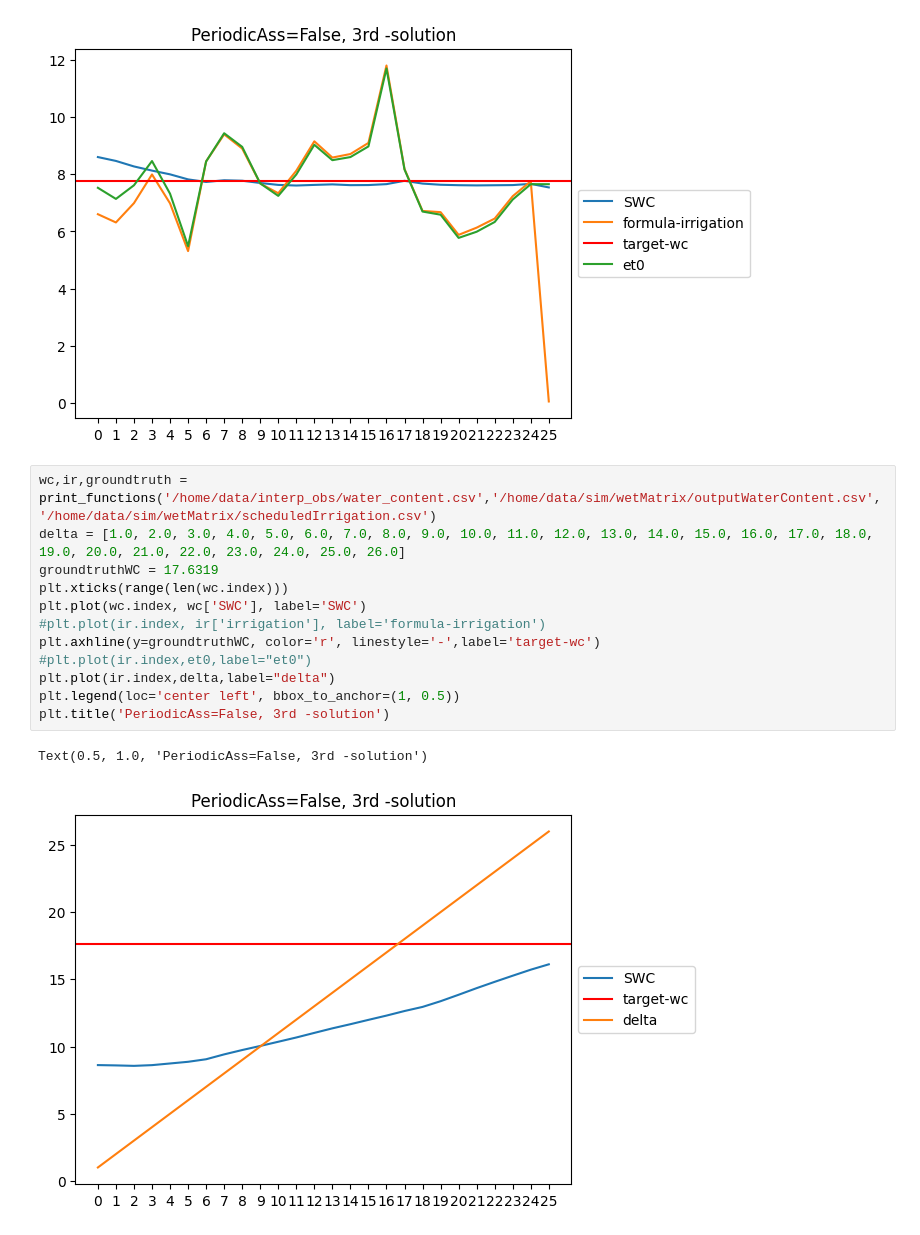
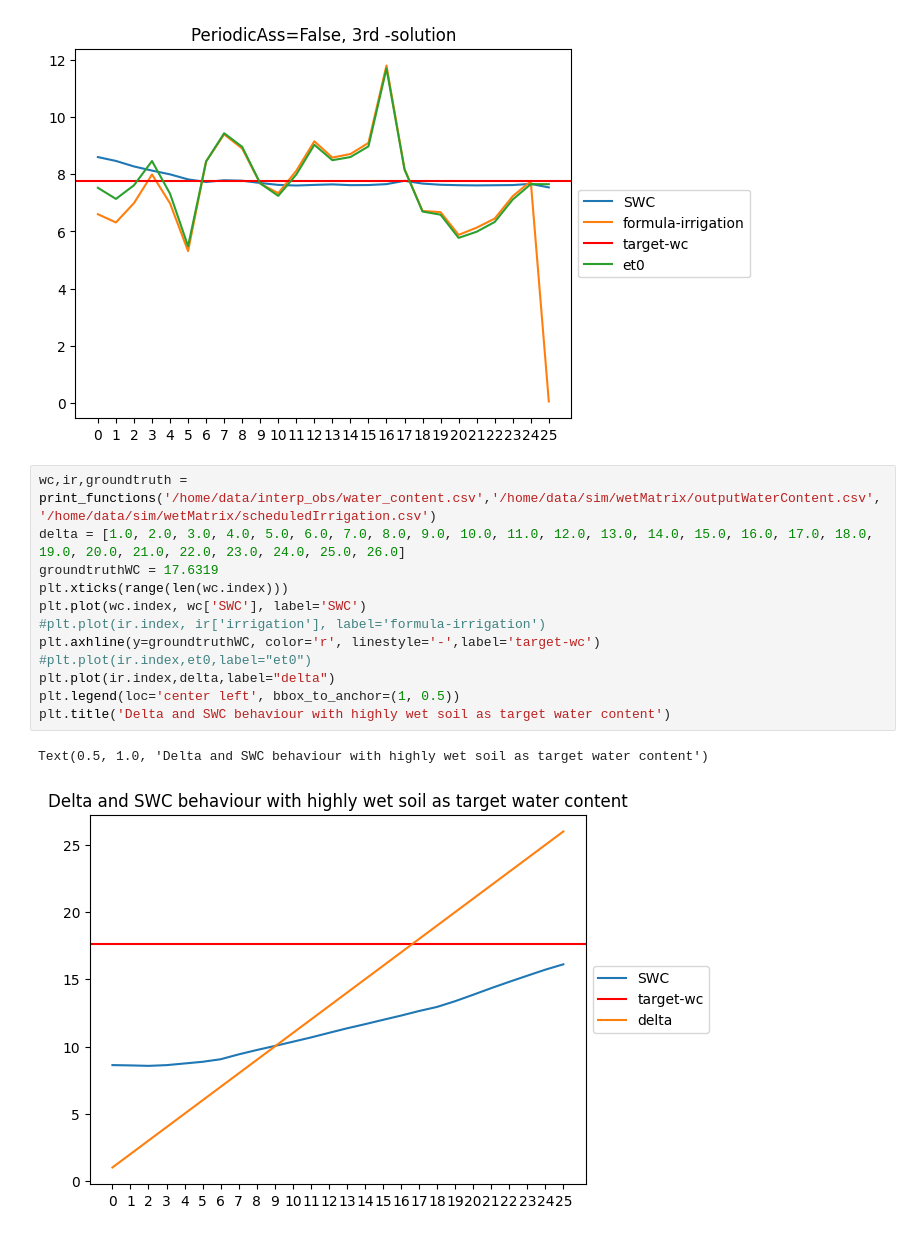
Before and after one commit to josephgiovanelli/et0_calculation, a Jupyter notebook: notebook.ipynb, the cells around one changed output. Cells and saved outputs as stored; diff of their text form.

Commit message:
updated  graph

```diff
--- a/notebook.ipynb
+++ b/notebook.ipynb
@@ -440,15 +440,15 @@ Text(0.5, 1.0, 'PeriodicAss=False, 3rd -solution')
 # %%
 wc,ir,groundtruth = print_functions('/home/data/interp_obs/water_content.csv','/home/data/sim/wetMatrix/outputWaterContent.csv','/home/data/sim/wetMatrix/scheduledIrrigation.csv')
 delta = [1.0, 2.0, 3.0, 4.0, 5.0, 6.0, 7.0, 8.0, 9.0, 10.0, 11.0, 12.0, 13.0, 14.0, 15.0, 16.0, 17.0, 18.0, 19.0, 20.0, 21.0, 22.0, 23.0, 24.0, 25.0, 26.0]
 groundtruthWC = 17.6319
 plt.xticks(range(len(wc.index)))
 plt.plot(wc.index, wc['SWC'], label='SWC')
 #plt.plot(ir.index, ir['irrigation'], label='formula-irrigation')
 plt.axhline(y=groundtruthWC, color='r', linestyle='-',label='target-wc')
 #plt.plot(ir.index,et0,label="et0")
 plt.plot(ir.index,delta,label="delta")
 plt.legend(loc='center left', bbox_to_anchor=(1, 0.5))
-plt.title('PeriodicAss=False, 3rd -solution')
+plt.title('Delta and SWC behaviour with highly wet soil as target water content')
 # %% [output]
-Text(0.5, 1.0, 'PeriodicAss=False, 3rd -solution')
+Text(0.5, 1.0, 'Delta and SWC behaviour with highly wet soil as target water content')
-[figure, old version]
+[figure, new version]
```
